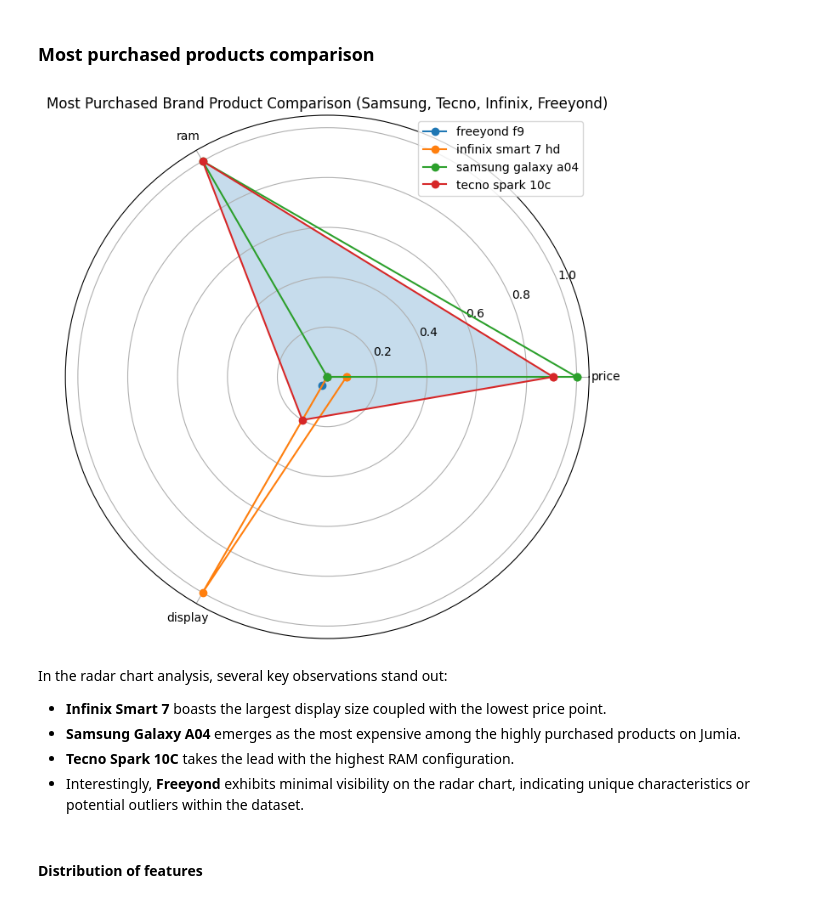
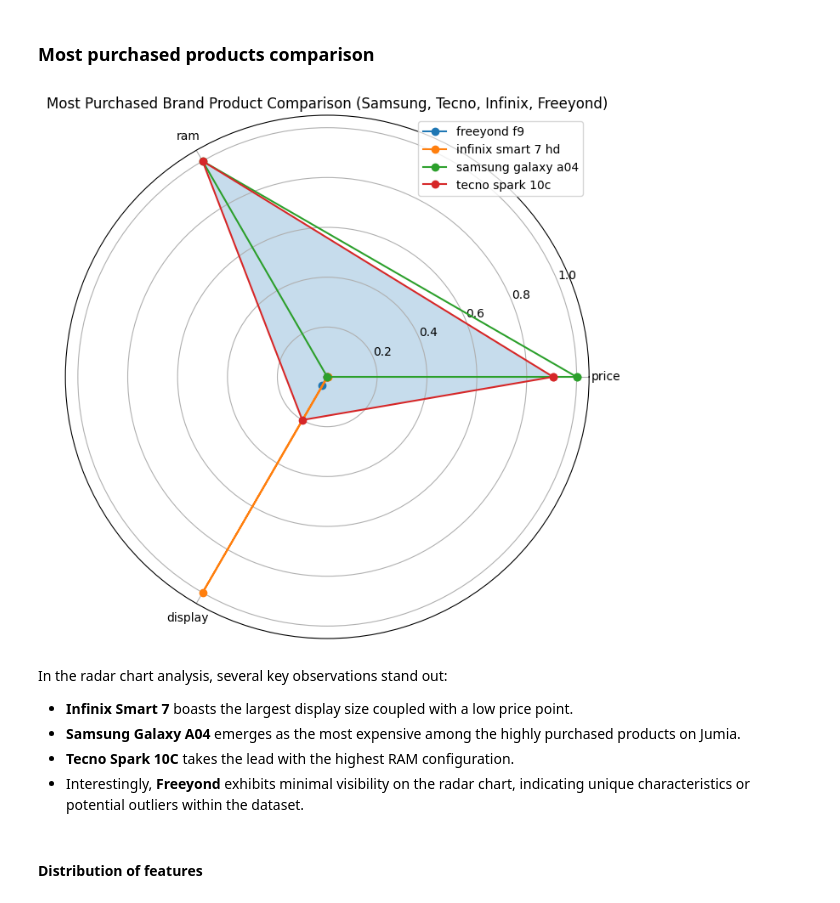
Before and after one commit to alvinmurimi/jumia, a Jupyter notebook: analysis.ipynb, the cells around one changed output. Saved outputs shown, nothing was run; the diff lists cells and outputs as text; code cells hidden in the pictures.

```diff
--- a/analysis.ipynb
+++ b/analysis.ipynb
@@ -620,39 +620,39 @@ In the chart, **Tecno** stands out as the brand boasting the most extensive prod
 attributes = ['price', 'ram', 'display']
 
 # Find the most reviewed product for each brand
 most_reviewed_products = df.loc[df.groupby('brand')['reviews'].idxmax()]
 
 # Filter the data to include only specified brands
 selected_brands = ['Samsung', 'Tecno', 'Infinix', 'Freeyond']
 filtered_data = most_reviewed_products[most_reviewed_products['brand'].isin(selected_brands)].copy()
 
 # Normalize the data for each attribute to fit within the same scale (0-1)
 for attribute in attributes:
     filtered_data[attribute] = (filtered_data[attribute] - filtered_data[attribute].min()) / (filtered_data[attribute].max() - filtered_data[attribute].min())
 
 # Create a radar chart
 num_attributes = len(attributes)
 angles = np.linspace(0, 2 * np.pi, num_attributes, endpoint=False).tolist()
 angles += angles[:1]
 
-plt.figure(figsize=(8, 8))
+plt.figure(figsize=(10, 8))
 for index, row in filtered_data.iterrows():
     values = row[attributes].values.tolist()
     values += values[:1]
     plt.polar(angles, values, marker='o', label=row['name'])
 
 title = f'Most Purchased Brand Product Comparison ({", ".join(selected_brands)})'
 plt.fill(angles, values, alpha=0.25)
 plt.xticks(angles[:-1], attributes)
 plt.legend(loc='upper right')
 plt.title(title)
 plt.show()
 # %% [output]
-[figure, old version]
+[figure, new version]
 # %% [markdown]
 In the radar chart analysis, several key observations stand out:
 
-- **Infinix Smart 7** boasts the largest display size coupled with the lowest price point.
+- **Infinix Smart 7** boasts the largest display size coupled with a low price point.
 - **Samsung Galaxy A04** emerges as the most expensive among the highly purchased products on Jumia.
 - **Tecno Spark 10C** takes the lead with the highest RAM configuration.
 - Interestingly, **Freeyond** exhibits minimal visibility on the radar chart, indicating unique characteristics or potential outliers within the dataset.
```
Also changed, not shown: parts of 15 cells of this notebook, 1 other file.
